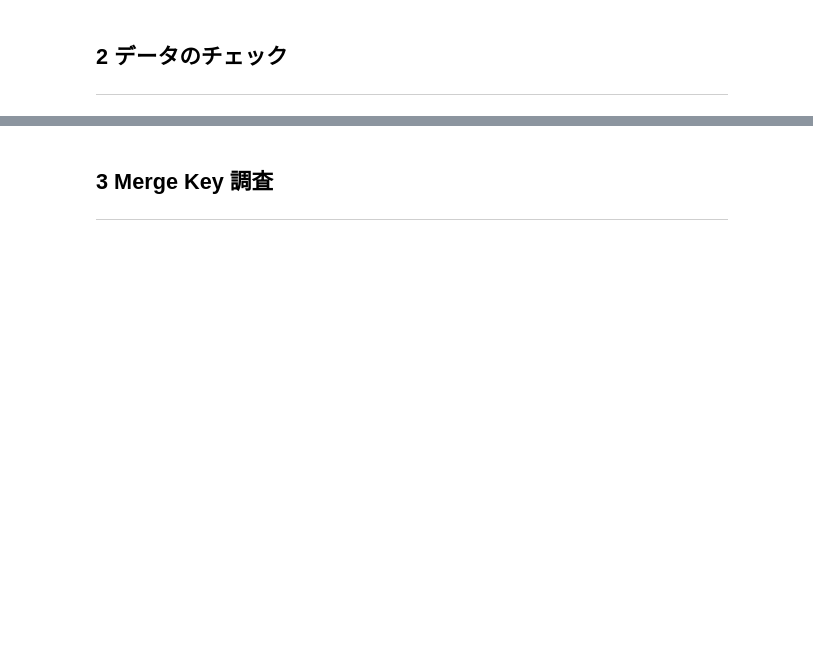
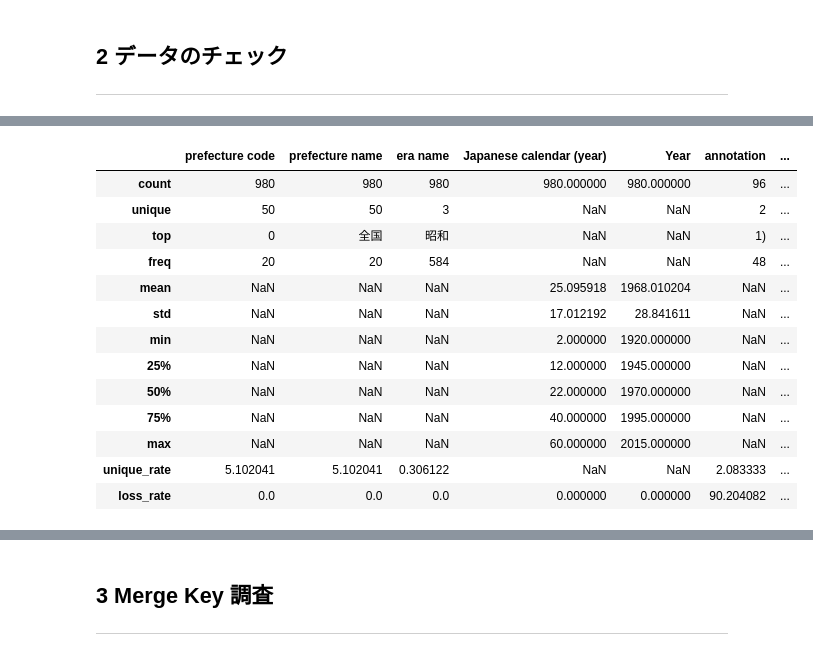
Before and after one commit to lab-shima/lab, a Jupyter notebook: データチェックノートブック.ipynb, the cells around one changed output, grey strips where cells are left out. Saved outputs shown, nothing was run; the diff lists cells and outputs as text; code cells hidden in the pictures; blank space fills up the shorter version.

```diff
--- a/データチェックノートブック.ipynb
+++ b/データチェックノートブック.ipynb
@@ -46,8 +46,8 @@ API_KEY = '75c21236-1612-4083-a1a7-c544adff2cfb:fx'
 ### 1.1 CSVデータの読み込み
 # %%
 # CSVファイルを読み込み
-df = pd.read_csv(PATH)
-display(df)
+df_eng = pd.read_csv(PATH)
+display(df_eng)
 # %% [output]
 |  | 都道府県コード | 都道府県名 | 元号 | 和暦（年） | 西暦（年） | 注 | 人口（総数） | 人口（男） | 人口（女） |
 | 0 | 0 | 全国 | 大正 | 9 | 1920 | NaN | 55963053 | 28044185 | 27918868 |
@@ -136,0 +67,20 @@ print(df)
+# %%
+# df_engのヘッダーをリスト形式で取得
+headers = df_eng.columns.tolist()
+
+# イニシャライズ
+translator = deepl.Translator(API_KEY)
+
+# 翻訳を実行
+translation_results = translator.translate_text(headers, source_lang=SOURCE_LANG, target_lang=TARGET_LANG)
+
+# 翻訳結果は、'deepl.api_data.TextResultオブジェクト'形式で格納されているため、リスト形式に変換
+translation_results_list = [translation_result.text for translation_result in translation_results]
+
+# df_engをコピーしてdf_jpを作成
+df_jp = pd.DataFrame(df_eng)
+
+# df_jpのヘッダーを和訳結果に差し替え
+df_jp.columns = translation_results_list
+
+display(df_jp.head())
@@ -177,0 +122,33 @@ df.describe()
+# %%
+# データフレームの統計量を一括表示
+describe_table = df_jp.describe(include='all')
+
+# ユニーク率の計算
+unique_rates = describe_table.loc['unique']/describe_table.loc['count']*100
+unique_rates.name = 'unique_rate'
+
+# 欠損率の計算
+loss_rates = (len(df_jp) - describe_table.loc['count']) / len(df_jp)*100
+loss_rates.name = 'loss_rates'  # 新しい行の名前を設定
+
+# ユニーク率の計算
+describe_table.loc['unique_rate'] = unique_rates
+describe_table.loc['loss_rate'] = loss_rates
+
+# descriptionデータフレームに欠損率の行を追加
+display(describe_table)
+# %% [output]
+|  | prefecture code | prefecture name | era name | Japanese calendar (year) | Year | annotation | ... |
+| count | 980 | 980 | 980 | 980.000000 | 980.000000 | 96 | ... |
+| unique | 50 | 50 | 3 | NaN | NaN | 2 | ... |
+| top | 0 | 全国 | 昭和 | NaN | NaN | 1) | ... |
+| freq | 20 | 20 | 584 | NaN | NaN | 48 | ... |
+| mean | NaN | NaN | NaN | 25.095918 | 1968.010204 | NaN | ... |
+| std | NaN | NaN | NaN | 17.012192 | 28.841611 | NaN | ... |
+| min | NaN | NaN | NaN | 2.000000 | 1920.000000 | NaN | ... |
+| 25% | NaN | NaN | NaN | 12.000000 | 1945.000000 | NaN | ... |
+| 50% | NaN | NaN | NaN | 22.000000 | 1970.000000 | NaN | ... |
+| 75% | NaN | NaN | NaN | 40.000000 | 1995.000000 | NaN | ... |
+| max | NaN | NaN | NaN | 60.000000 | 2015.000000 | NaN | ... |
+| unique_rate | 5.102041 | 5.102041 | 0.306122 | NaN | NaN | 2.083333 | ... |
+| loss_rate | 0.0 | 0.0 | 0.0 | 0.000000 | 0.000000 | 90.204082 | ... |
```
Also changed, not shown: parts of 15 cells of this notebook.
